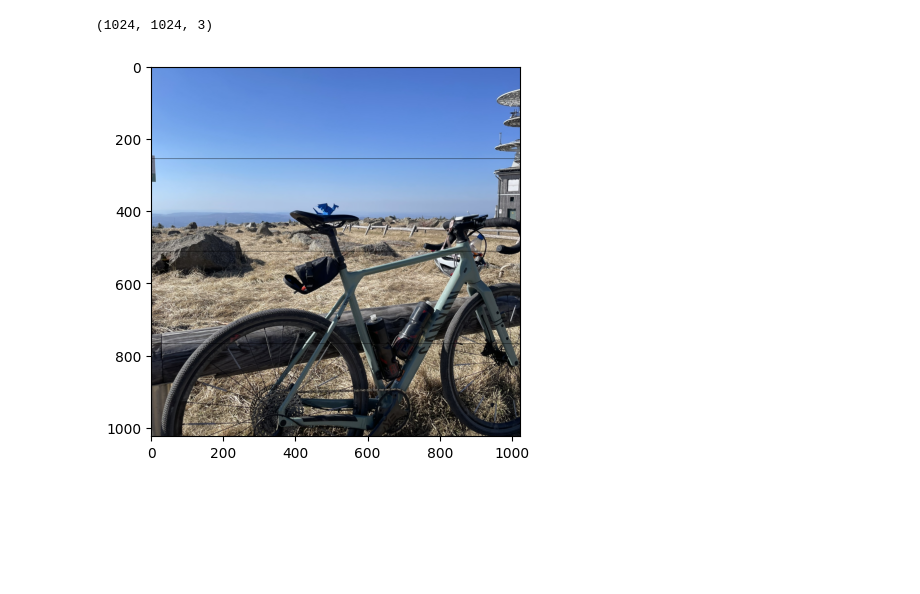
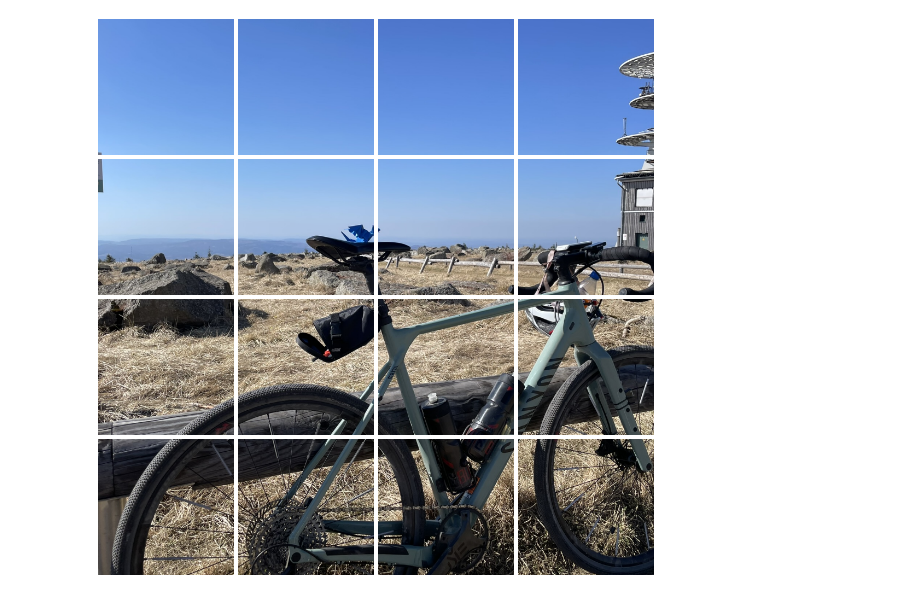
Before and after one commit to CVC97/Foldology-Image-Shuffling, a Jupyter notebook: image_shuffle.ipynb, the cells around one changed output. Saved outputs shown, nothing was run; the diff lists cells and outputs as text; code cells hidden in the pictures; blank space fills up the shorter version.

```diff
--- a/image_shuffle.ipynb
+++ b/image_shuffle.ipynb
@@ -84,23 +99,25 @@ class ImageShuffle:
 # %%
 # read in image as array
 image_didaktik = Image.open('images/motives/AG_Didaktik.png')
 image_didaktik_array = np.asarray(image_didaktik)
 
 image_nhk = Image.open('images/motives/NHK.png')
 image_nhk_array = np.asarray(image_nhk)
 
 image_brockendrache = Image.open('images/motives/Brocken_Drache.png').convert('RGB')
 image_brockendrache_array = np.asarray(image_brockendrache)
 
+
+# read in shuffles as panda dataframe
+testing_shuffle_dataframe = pd.read_csv('folds/testing.csv', skipinitialspace = True)
+
+
 # initialize shuffle class
 didaktik_shuffle = ImageShuffle(image_didaktik_array)
+nhk_shuffle = ImageShuffle(image_nhk_array)
 brockendrache_shuffle = ImageShuffle(image_brockendrache_array)
 
-m2n2_dl = didaktik_shuffle.get_triangle(2, 2, 'DL')
-# image_didaktik
-# image_nhk
-image_brockendrache
-brockendrache_shuffle.show_image()
+# show segmented image
+brockendrache_shuffle.show_segmented()
 # %% [output]
-(1024, 1024, 3)
-[figure, old version]
+[figure, new version]
```
Also changed, not shown: parts of 3 cells of this notebook, 13 other files.
